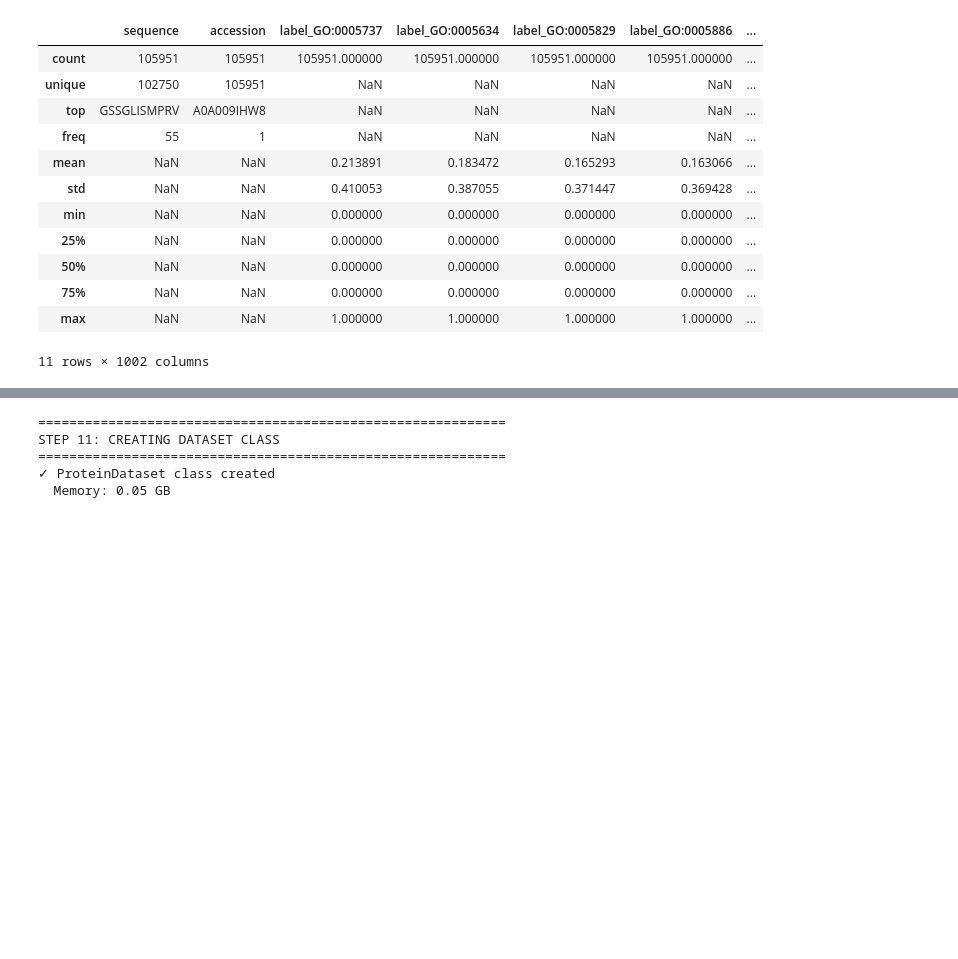
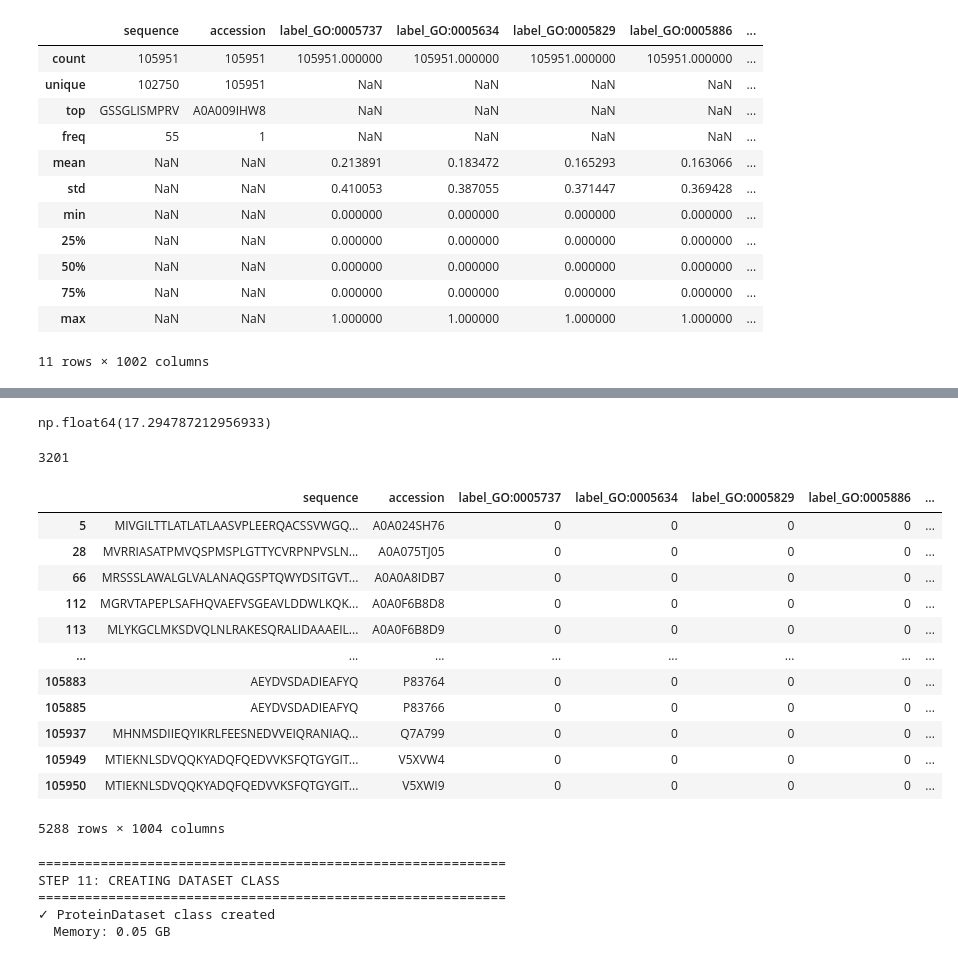
Before and after one commit to cod3astro/ProteinSeq_DL, a Jupyter notebook: notebooks/train.ipynb, the cells around one changed output, grey strips where cells are left out. Cells and saved outputs as stored; diff of their text form; code cells hidden in the pictures; blank space fills up the shorter version.

```diff
--- a/notebooks/train.ipynb
+++ b/notebooks/train.ipynb
@@ -564,3 +564,21 @@ train_df.describe(include='all')
 | 75% | NaN | NaN | 0.000000 | 0.000000 | 0.000000 | 0.000000 | ... |
 | max | NaN | NaN | 1.000000 | 1.000000 | 1.000000 | 1.000000 | ... |
 11 rows × 1002 columns
+# %%
+train_df['seq_length'] = train_df['sequence'].str.len()
+train_df['seq_length'].describe()
+
+bins = [0, 50, 100, 200, 256, 512, 1000, 2000, 5000]
+labels = [
+    '<50', '50–100', '100–200', '200–256',
+    '256–512', '512–1000', '1000–2000', '>2000'
+]
+
+train_df['length_bin'] = pd.cut(
+    train_df['seq_length'],
+    bins=bins,
+    labels=labels,
+    right=False
+)
+
+train_df['length_bin'].value_counts().sort_index()
@@ -567,3 +596,26 @@ train_df.describe(include='all')
+# %%
+(train_df['seq_length'] > 700).mean() * 100
+# %% [output]
+np.float64(17.294787212956933)
+# %%
+print(train_df['sequence'].duplicated().sum())
+dup_seqs = train_df[train_df['sequence'].duplicated(keep=False)]
+dup_seqs
+# %% [output]
+3201
+|  | sequence | accession | label_GO:0005737 | label_GO:0005634 | label_GO:0005829 | label_GO:0005886 | ... |
+| 5 | MIVGILTTLATLATLAASVPLEERQACSSVWGQ... | A0A024SH76 | 0 | 0 | 0 | 0 | ... |
+| 28 | MVRRIASATPMVQSPMSPLGTTYCVRPNPVSLN... | A0A075TJ05 | 0 | 0 | 0 | 0 | ... |
+| 66 | MRSSSLAWALGLVALANAQGSPTQWYDSITGVT... | A0A0A8IDB7 | 0 | 0 | 0 | 0 | ... |
+| 112 | MGRVTAPEPLSAFHQVAEFVSGEAVLDDWLKQK... | A0A0F6B8D8 | 0 | 0 | 0 | 0 | ... |
+| 113 | MLYKGCLMKSDVQLNLRAKESQRALIDAAAEIL... | A0A0F6B8D9 | 0 | 0 | 0 | 0 | ... |
+| ... | ... | ... | ... | ... | ... | ... | ... |
+| 105883 | AEYDVSDADIEAFYQ | P83764 | 0 | 0 | 0 | 0 | ... |
+| 105885 | AEYDVSDADIEAFYQ | P83766 | 0 | 0 | 0 | 0 | ... |
+| 105937 | MHNMSDIIEQYIKRLFEESNEDVVEIQRANIAQ... | Q7A799 | 0 | 0 | 0 | 0 | ... |
+| 105949 | MTIEKNLSDVQQKYADQFQEDVVKSFQTGYGIT... | V5XVW4 | 0 | 0 | 0 | 0 | ... |
+| 105950 | MTIEKNLSDVQQKYADQFQEDVVKSFQTGYGIT... | V5XWI9 | 0 | 0 | 0 | 0 | ... |
+5288 rows × 1004 columns
 # %%
 print_step_header(11, 'CREATING DATASET CLASS')
 
```
Also changed, not shown: parts of 2 cells of this notebook.
